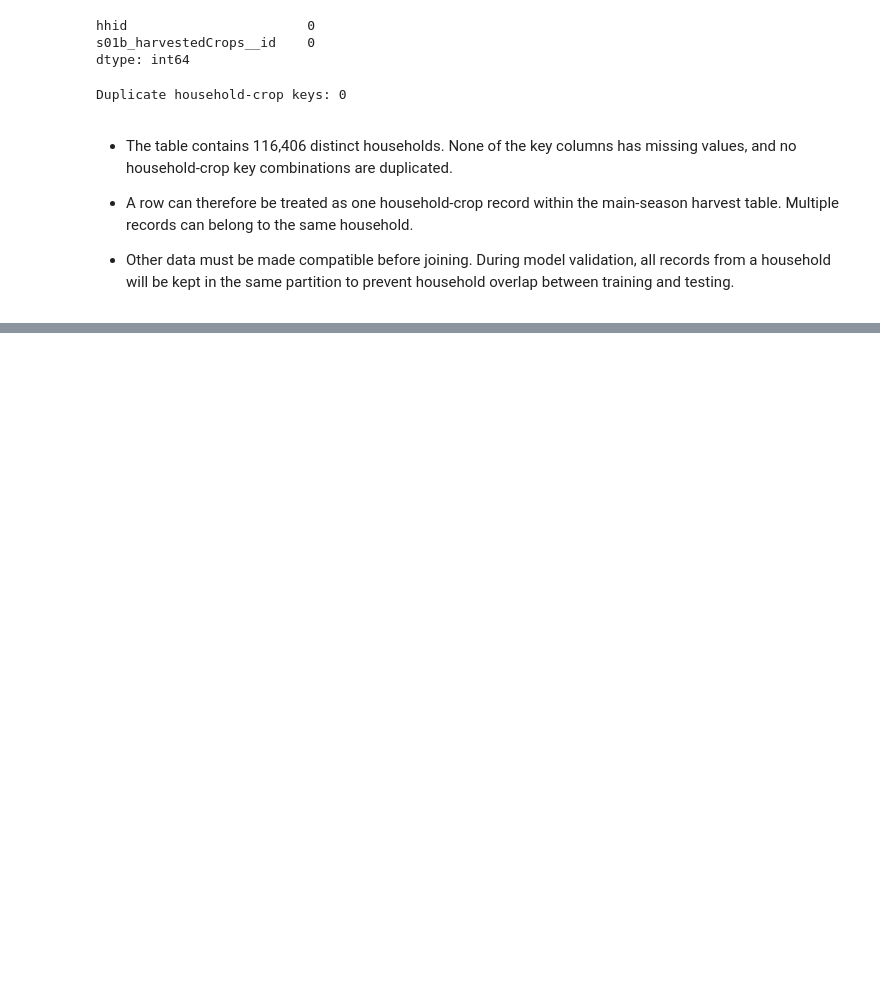
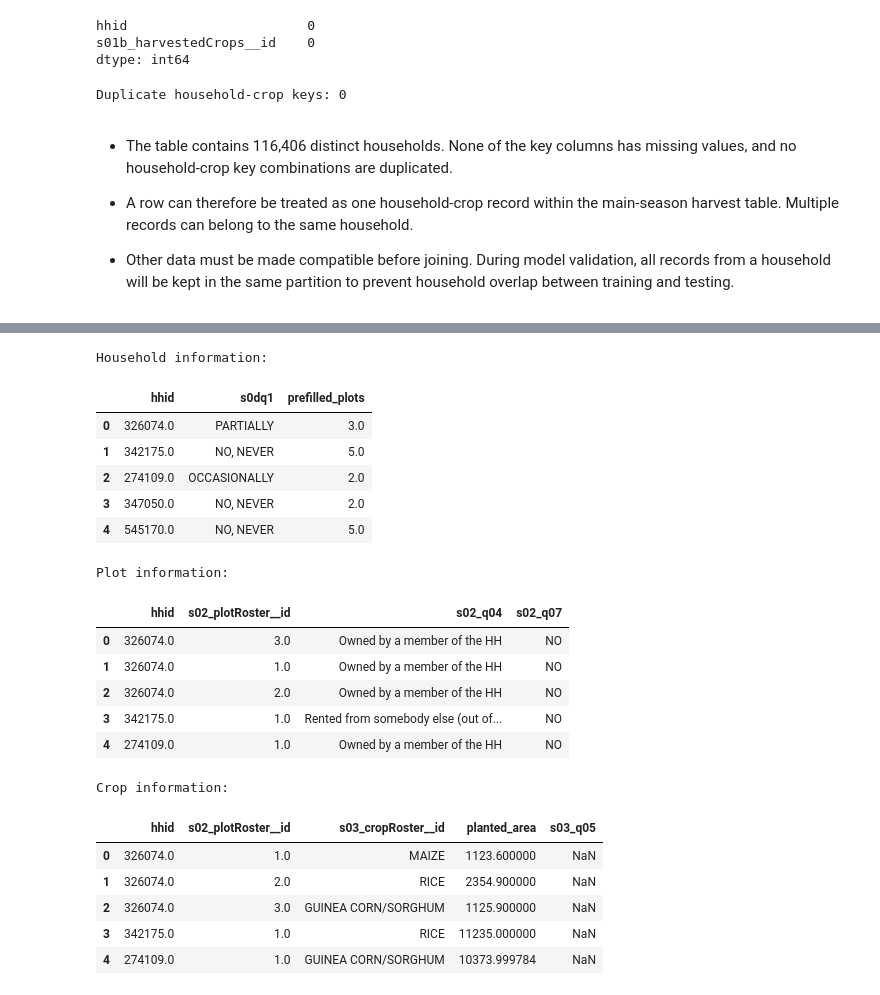
Before and after one commit to Chizycodes/nass-harvest-loss-prediction, a Jupyter notebook: notebooks/01_data_exploration.ipynb, the cells around one changed output, grey strips where cells are left out. Saved outputs shown, nothing was run; the diff lists cells and outputs as text; code cells hidden in the pictures; blank space fills up the shorter version.

Commit message:
complete data exploration

```diff
--- a/notebooks/01_data_exploration.ipynb
+++ b/notebooks/01_data_exploration.ipynb
@@ -161,0 +312,74 @@ Loss amounts, loss percentages, and reasons for loss will not be used to predict
+# %%
+# Household-level information: one record per household.
+# Keep the household ID so these characteristics can later be joined.
+household_columns = [
+  "hhid", # household ID
+  "s0dq1",  # Whether the farm keeps transaction records
+  "prefilled_plots"  # Number of cultivated plots recorded during listing
+]
+
+households = pd.read_stata(
+  DATA_DIR / "1_households.dta",
+  columns=household_columns
+)
+
+# Plot-level information: a household can have several plots.
+# A plot is identified by its household ID together with its plot ID
+plot_columns = [
+  "hhid",
+  "s02_plotRoster__id", # Plot ID
+  "s02_q04",  # Land tenure arrangement
+  "s02_q07"  # Presence of irrigation infrastructure
+]
+
+plots = pd.read_stata(
+  DATA_DIR / "3_Plot_mainSeason.dta",
+  columns=plot_columns
+)
+
+# Crop-level information: a household can grow a crop on several plots.
+# Keep both plot and crop identifiers to preserve that structure.
+crop_columns = [
+  "hhid",
+  "s02_plotRoster__id",
+  "s03_cropRoster__id", # Crop ID
+  "planted_area", # Planted area in square metres
+  "s03_q05"  # Whether the crop was irrigated
+]
+
+crops = pd.read_stata(
+  DATA_DIR / "4_Crop_mainSeason.dta",
+  columns=crop_columns
+)
+
+# Preview the selected fields.
+print("Household information:")
+display(households.head())
+
+print("Plot information:")
+display(plots.head())
+
+print("Crop information:")
+display(crops.head())
+# %% [output]
+Household information:
+|  | hhid | s0dq1 | prefilled_plots |
+| 0 | 326074.0 | PARTIALLY | 3.0 |
+| 1 | 342175.0 | NO, NEVER | 5.0 |
+| 2 | 274109.0 | OCCASIONALLY | 2.0 |
+| 3 | 347050.0 | NO, NEVER | 2.0 |
+| 4 | 545170.0 | NO, NEVER | 5.0 |
+Plot information:
+|  | hhid | s02_plotRoster__id | s02_q04 | s02_q07 |
+| 0 | 326074.0 | 3.0 | Owned by a member of the HH | NO |
+| 1 | 326074.0 | 1.0 | Owned by a member of the HH | NO |
+| 2 | 326074.0 | 2.0 | Owned by a member of the HH | NO |
+| 3 | 342175.0 | 1.0 | Rented from somebody else (out of... | NO |
+| 4 | 274109.0 | 1.0 | Owned by a member of the HH | NO |
+Crop information:
+|  | hhid | s02_plotRoster__id | s03_cropRoster__id | planted_area | s03_q05 |
+| 0 | 326074.0 | 1.0 | MAIZE | 1123.600000 | NaN |
+| 1 | 326074.0 | 2.0 | RICE | 2354.900000 | NaN |
+| 2 | 326074.0 | 3.0 | GUINEA CORN/SORGHUM | 1125.900000 | NaN |
+| 3 | 342175.0 | 1.0 | RICE | 11235.000000 | NaN |
+| 4 | 274109.0 | 1.0 | GUINEA CORN/SORGHUM | 10373.999784 | NaN |
```
Also changed, not shown: parts of 12 cells of this notebook.
